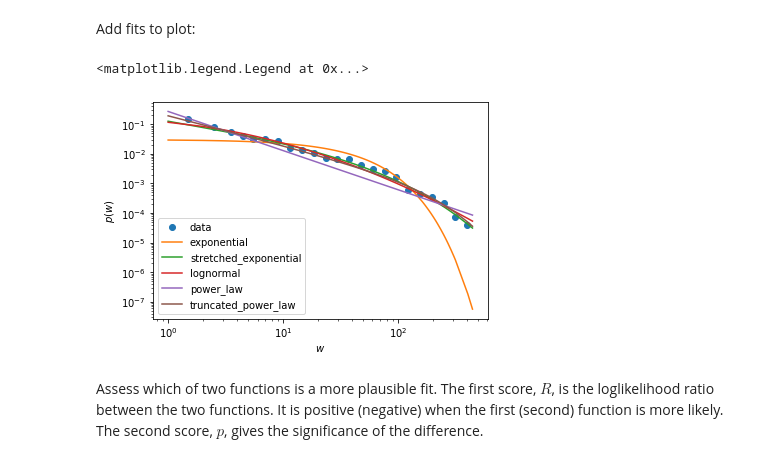
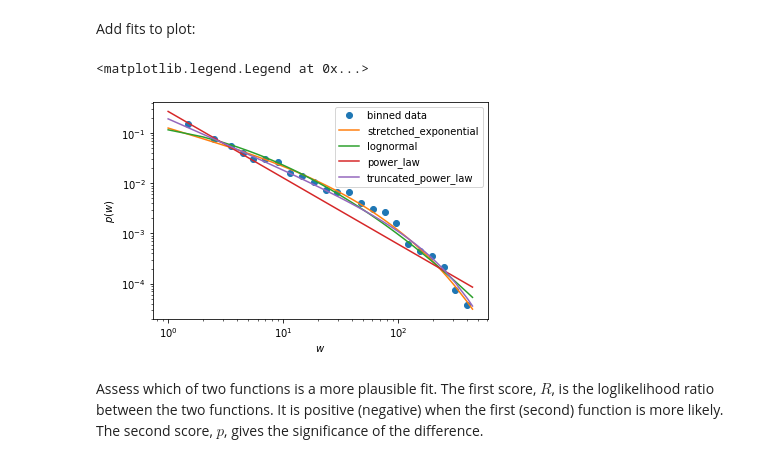
Before and after one commit to gesiscss/introduction_networkx, a Jupyter notebook: introduction_networkx.ipynb, the cells around one changed output. Drawn from its saved outputs; the diff is of its cells as text; code cells hidden in the pictures.

```diff
--- a/introduction_networkx.ipynb
+++ b/introduction_networkx.ipynb
@@ -677,18 +671,18 @@ truncated_power_law: 0.04
 # %% [markdown]
 Add fits to plot:
 # %%
-w_fit.plot_pdf(linear_bins=False, marker='o', ls='', label='data')
-w_fit.exponential.plot_pdf(label='exponential')
+w_fit.plot_pdf(linear_bins=False, marker='o', ls='', label='binned data')
+#w_fit.exponential.plot_pdf(label='exponential')
 w_fit.stretched_exponential.plot_pdf(label='stretched_exponential')
 w_fit.lognormal.plot_pdf(label='lognormal')
 w_fit.power_law.plot_pdf(label='power_law')
 w_fit.truncated_power_law.plot_pdf(label='truncated_power_law')
 plt.xlabel('$w$')
 plt.ylabel('$p(w)$')
 plt.legend()
 # %% [output]
 <matplotlib.legend.Legend at 0x...>
-[figure, old version]
+[figure, new version]
 # %% [markdown]
 Assess which of two functions is a more plausible fit. The first score, $R$, is the loglikelihood ratio between the two functions. It is positive (negative) when the first (second) function is more likely. The second score, $p$, gives the significance of the difference.
 # %%
```
Also changed, not shown: parts of 43 cells of this notebook.
